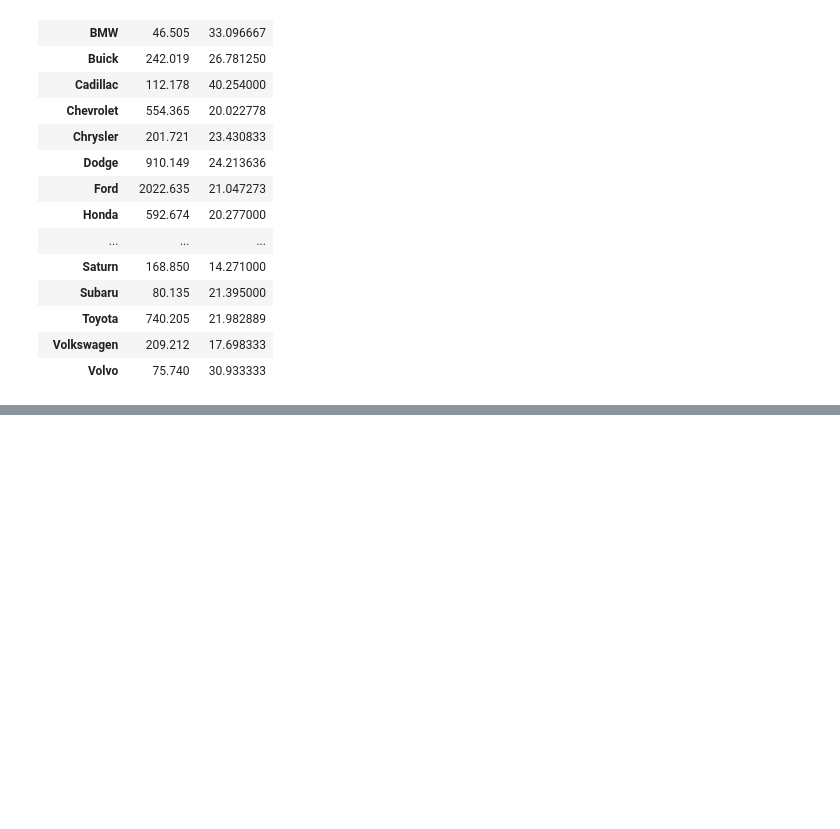
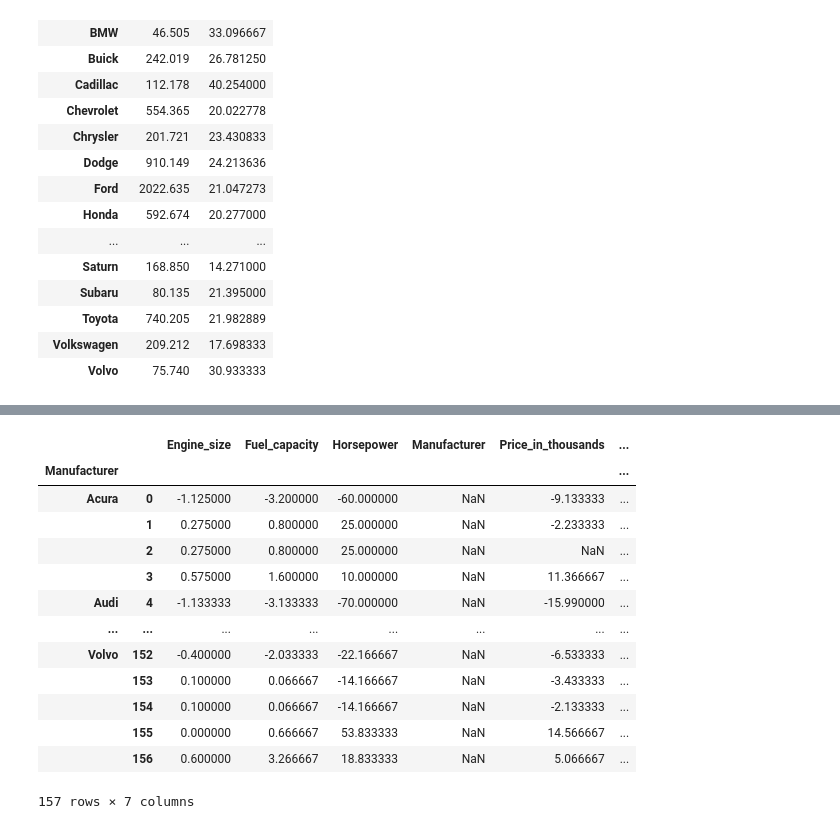
Before and after one commit to Halok600/Learning_Python_datascience, a Jupyter notebook: Groupby Aggresators.ipynb, the cells around one changed output, grey strips where cells are left out. Drawn from its saved outputs; the diff is of its cells as text; code cells hidden in the pictures; blank space fills up the shorter version.

Commit message:
Learned Groupby and filter method in pandas

```diff
--- a/Groupby Aggresators.ipynb
+++ b/Groupby Aggresators.ipynb
@@ -357,0 +447,17 @@ df_cars.groupby('Manufacturer').agg(sum_sales = ('Sales_in_thousands','sum'),
+# %%
+df_cars.groupby('Manufacturer').apply(lambda x : x-x.mean(numeric_only=True))
+# %% [output]
+|  |  | Engine_size | Fuel_capacity | Horsepower | Manufacturer | Price_in_thousands | ... |
+| Manufacturer |  |  |  |  |  |  | ... |
+| Acura | 0 | -1.125000 | -3.200000 | -60.000000 | NaN | -9.133333 | ... |
+|  | 1 | 0.275000 | 0.800000 | 25.000000 | NaN | -2.233333 | ... |
+|  | 2 | 0.275000 | 0.800000 | 25.000000 | NaN | NaN | ... |
+|  | 3 | 0.575000 | 1.600000 | 10.000000 | NaN | 11.366667 | ... |
+| Audi | 4 | -1.133333 | -3.133333 | -70.000000 | NaN | -15.990000 | ... |
+| ... | ... | ... | ... | ... | ... | ... | ... |
+| Volvo | 152 | -0.400000 | -2.033333 | -22.166667 | NaN | -6.533333 | ... |
+|  | 153 | 0.100000 | 0.066667 | -14.166667 | NaN | -3.433333 | ... |
+|  | 154 | 0.100000 | 0.066667 | -14.166667 | NaN | -2.133333 | ... |
+|  | 155 | 0.000000 | 0.666667 | 53.833333 | NaN | 14.566667 | ... |
+|  | 156 | 0.600000 | 3.266667 | 18.833333 | NaN | 5.066667 | ... |
+157 rows × 7 columns
```
Also changed, not shown: parts of 16 cells of this notebook.
